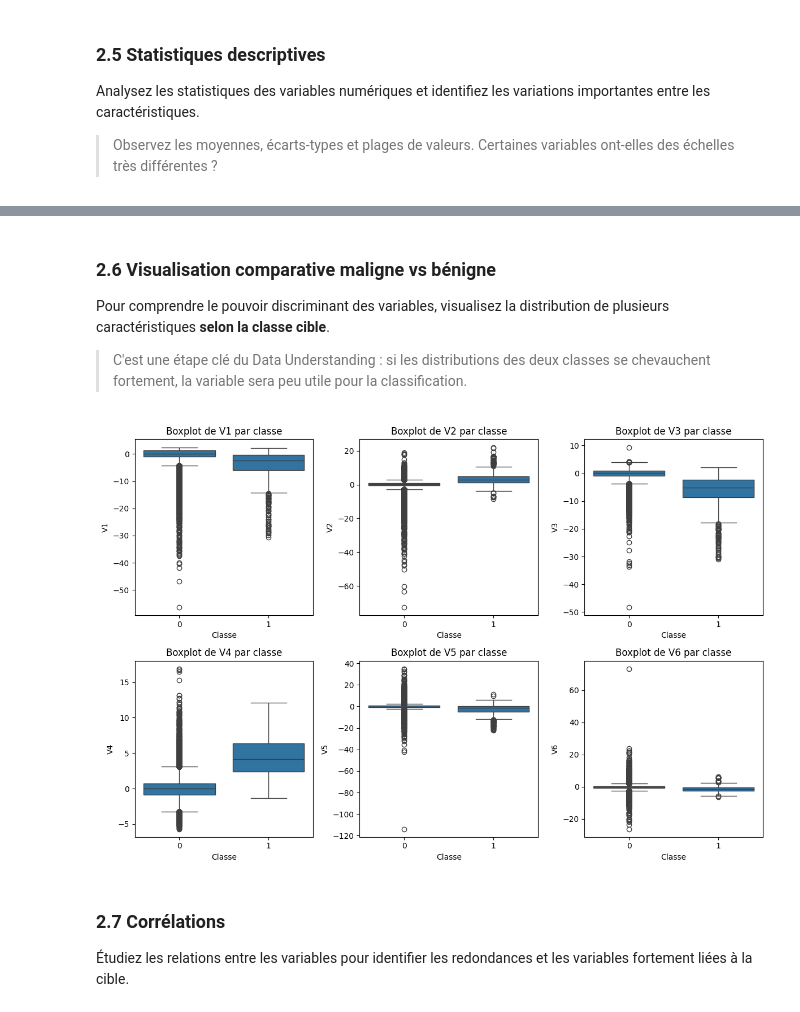
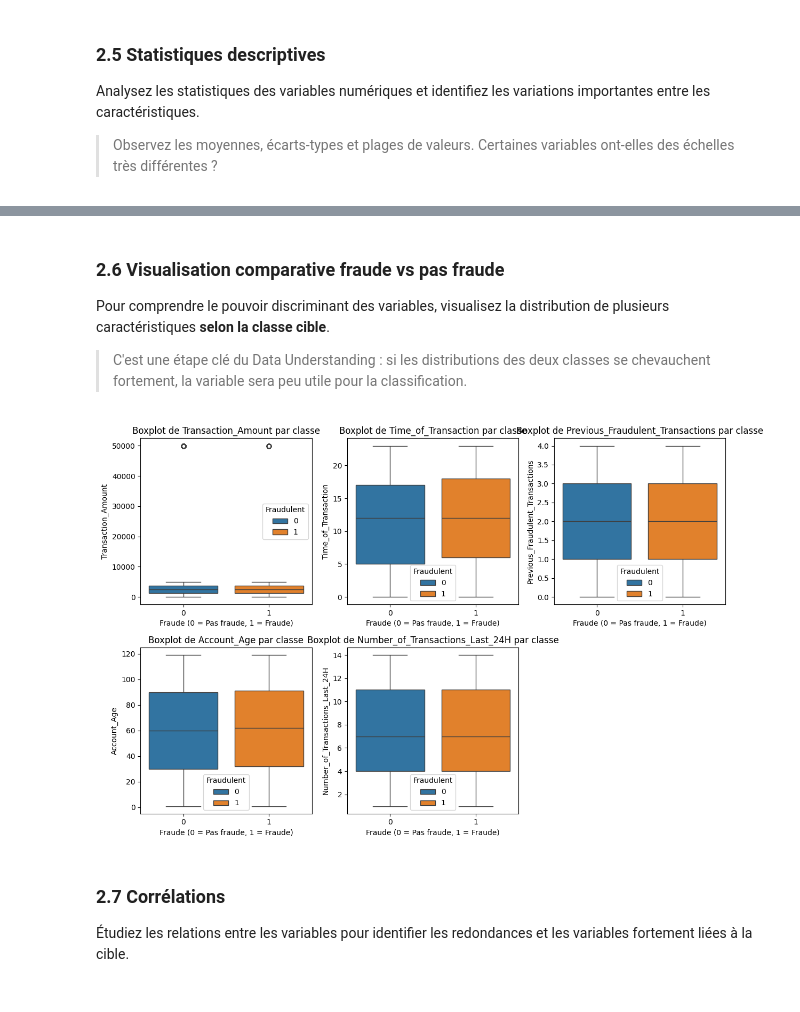
Before and after one commit to cherif-tg/DecisionTree_Fraud_detection, a Jupyter notebook: TP_Arbre_Decision (1).ipynb, the cells around one changed output, grey strips where cells are left out. Cells and saved outputs as stored; diff of their text form; code cells hidden in the pictures.

Commit message:
Modification du dataset d'étude

```diff
--- a/TP_Arbre_Decision (1).ipynb
+++ b/TP_Arbre_Decision (1).ipynb
@@ -82,6 +82,6 @@ Chargez le dataset Breast Cancer depuis scikit-learn.
 # %%
-# TODO : Chargez le dataset creditcard.csv dans un DataFrame
-df = pd.read_csv('creditcard.csv')
+# TODO : Chargez le dataset Fraud Detection Dataset.csv dans un DataFrame
+df = pd.read_csv('Fraud Detection Dataset.csv')
 # %% [markdown]
 ### 2.2 Exploration initiale
 
@@ -222,25 +209,25 @@ Statistiques descriptives transposées :
 # %% [markdown]
-### 2.6 Visualisation comparative maligne vs bénigne
+### 2.6 Visualisation comparative fraude vs pas fraude
 
 Pour comprendre le pouvoir discriminant des variables, visualisez la distribution de plusieurs caractéristiques **selon la classe cible**.
 
 > C'est une étape clé du Data Understanding : si les distributions des deux classes se chevauchent fortement, la variable sera peu utile pour la classification.
 # %%
 # TODO : Créez des boxplots comparatifs pour 4 à 6 caractéristiques importantes
-cols_to_plot = ['V1', 'V2', 'V3', 'V4', 'V5', 'V6']  # Remplacez par les caractéristiques pertinentes
+cols_to_plot = ['Transaction_Amount','Time_of_Transaction','Previous_Fraudulent_Transactions','Account_Age','Number_of_Transactions_Last_24H']  # Remplacez par les caractéristiques pertinentes
 plt.figure(figsize=(12, 8))
 for i, col in enumerate(cols_to_plot):
     plt.subplot(2, 3, i + 1)  # Organisez les graphiques en grille (2 lignes × 3 colonnes)
-    sns.boxplot(x='Class', y=col, data=df_copy)
+    sns.boxplot(x='Fraudulent', y=col, data=df_copy,hue='Fraudulent')
     plt.title(f'Boxplot de {col} par classe')
-    plt.xlabel('Classe')
+    plt.xlabel('Fraude (0 = Pas fraude, 1 = Fraude)')
     plt.ylabel(col)
 plt.tight_layout()
 plt.show()
-# TODO : Séparez les boxplots par classe (maligne vs bénigne)
+# TODO : Séparez les boxplots par classe (fraude vs pas fraude)
 # TODO : Organisez les graphiques en grille (ex. : 2 lignes × 3 colonnes)
 # %% [output]
-[figure, old version]
+[figure, new version]
 # %% [markdown]
 ### 2.7 Corrélations
 
```
Also changed, not shown: parts of 47 cells of this notebook, 1 other file.
